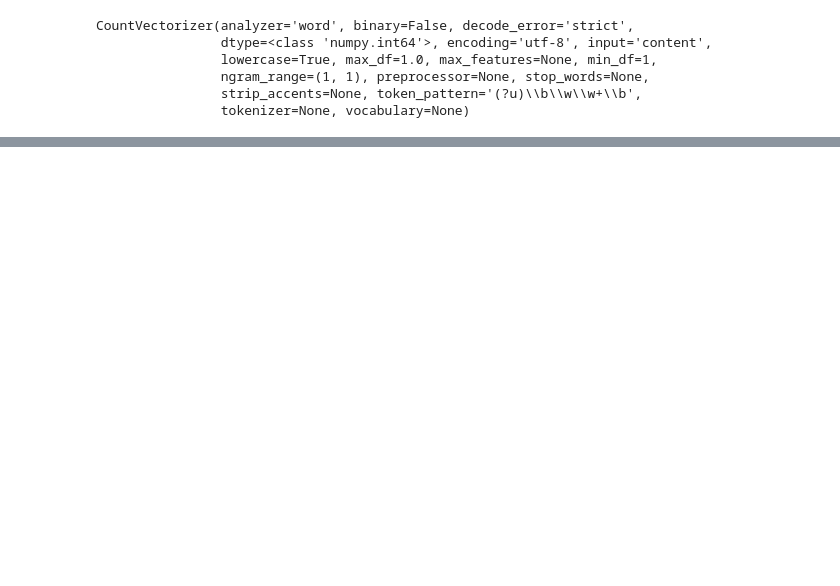
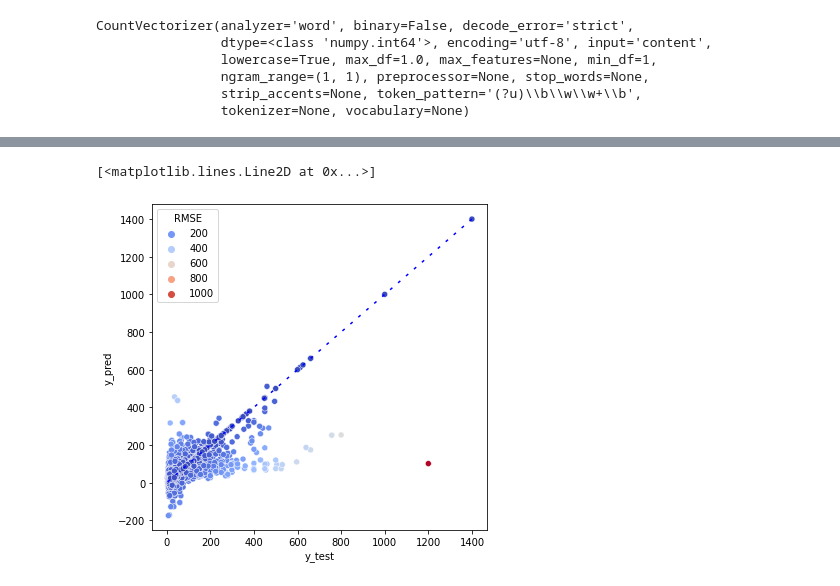
Before and after one commit to agustinLapi/MachineLearning, a Jupyter notebook: Wines_Reviews.ipynb, the cells around one changed output, grey strips where cells are left out. Drawn from its saved outputs; the diff is of its cells as text; code cells hidden in the pictures; blank space fills up the shorter version.

```diff
--- a/Wines_Reviews.ipynb
+++ b/Wines_Reviews.ipynb
@@ -469,0 +462,13 @@ test_pred_df.head()
+# %%
+plt.figure(figsize=(6,6))
+
+# Scatter plot (Gráfico de dispersión) y_test vs. y_pred
+sns.scatterplot(x='y_test', y='y_pred', hue='RMSE', palette='coolwarm', data = test_pred_df)
+
+# y_test = y_pred line. Cuanto más cerca estén los puntos de esta línea, mejor será la predicción.
+X_plot = np.linspace(test_pred_df['y_test'].min(), test_pred_df['y_test'].max(), 100)
+Y_plot = X_plot
+plt.plot(X_plot, Y_plot, color='b', dashes=[2, 5, 2, 5])
+# %% [output]
+[<matplotlib.lines.Line2D at 0x...>]
+[figure, added]
```
Also changed, not shown: parts of 28 cells of this notebook.
